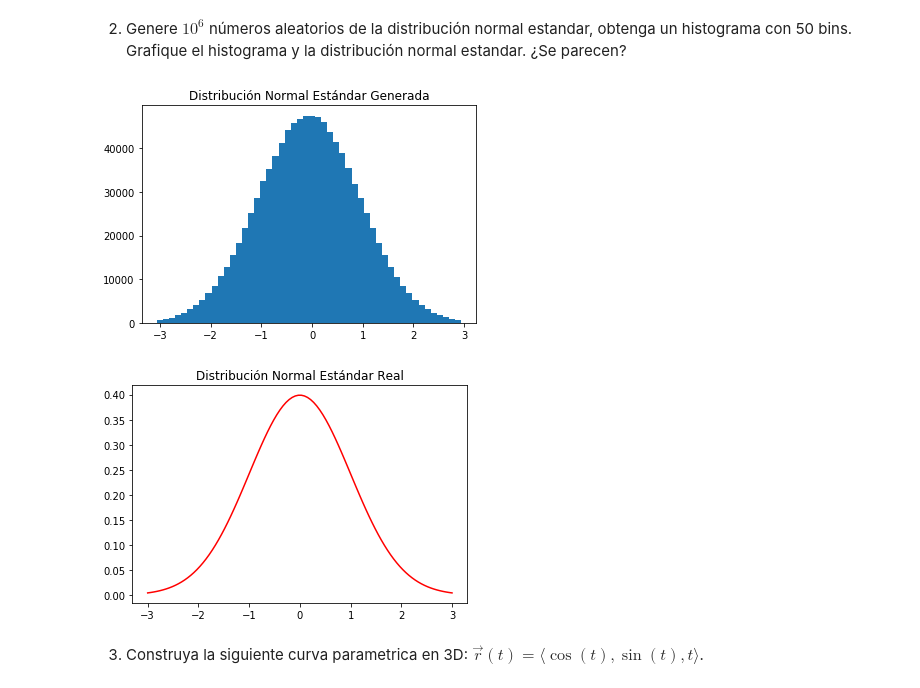
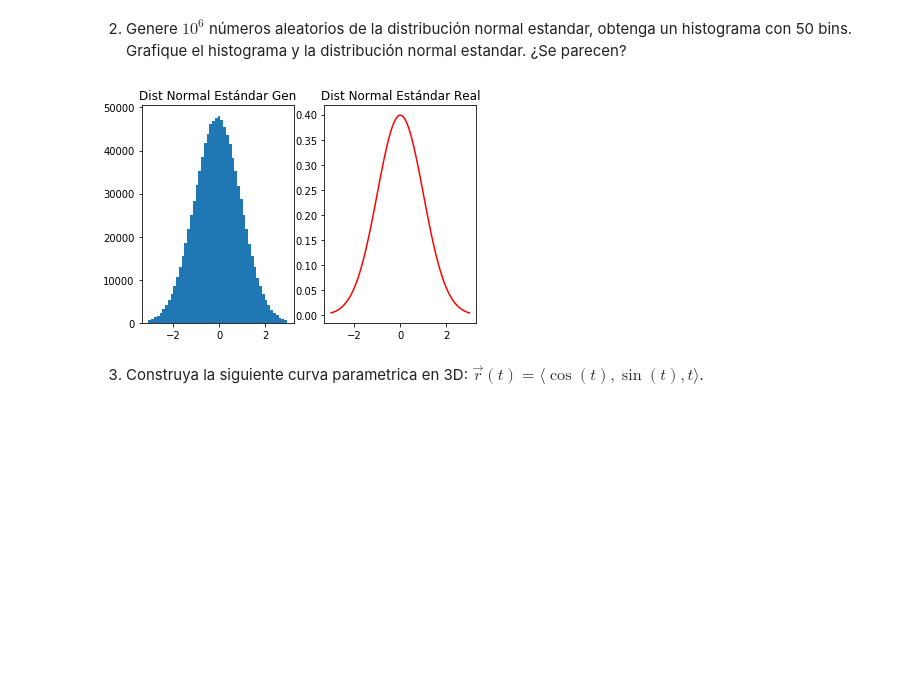
Before and after one commit to mijara/notebooks, a Jupyter notebook: Tarea_1_CC1_2017.ipynb, the cells around one changed output. Drawn from its saved outputs; the diff is of its cells as text; code cells hidden in the pictures; blank space fills up the shorter version.

```diff
--- a/Tarea_1_CC1_2017.ipynb
+++ b/Tarea_1_CC1_2017.ipynb
@@ -287,20 +287,21 @@ plt.show()
 # %%
 import scipy.stats as stats
 
 points = np.random.normal(size=10**6)
 y, x = np.histogram(points, bins=np.linspace(-3, 3, 51))
 
-plt.title('Distribución Normal Estándar Generada')
+plt.subplot(1, 2, 1)
+plt.title('Dist Normal Estándar Gen')
 plt.bar(x[:-1], y, width=x[1]-x[0])
-plt.show()
 
-plt.title('Distribución Normal Estándar Real')
+plt.subplot(1, 2, 2)
+plt.title('Dist Normal Estándar Real')
 linspace = np.linspace(-3, 3, 100)
 plt.plot(linspace, stats.norm.pdf(linspace), 'r')
+
 plt.show()
 # %% [output]
-[figure, old version]
+[figure, new version]
-[figure, removed]
 # %% [markdown]
 3) Construya la siguiente curva parametrica en 3D: $\vec{r}(t)=\langle \cos(t), \sin(t), t \rangle$.
 # %%
```
Also changed, not shown: parts of 1 cell of this notebook.
